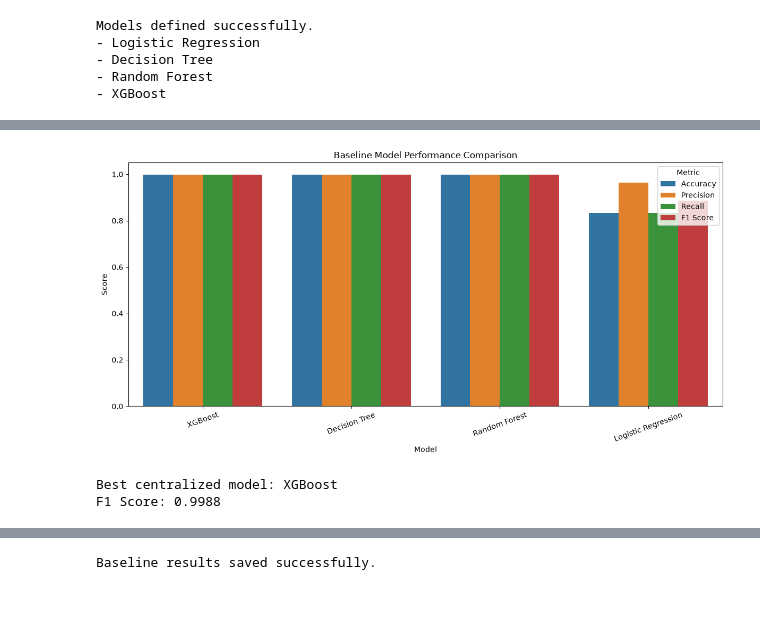
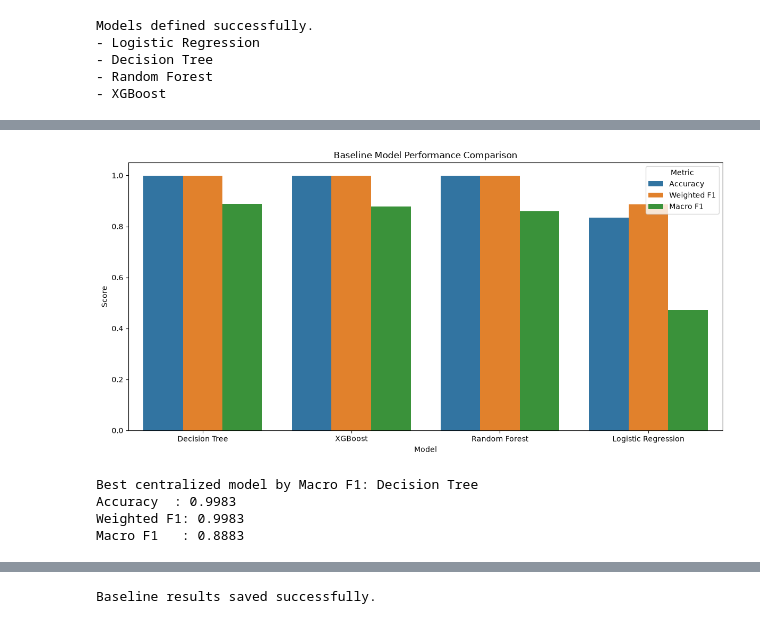
Before and after one commit to UzairShk/Privacy-Preserving-Federated-NIDS, a Jupyter notebook: notebooks/05_Baseline_Models.ipynb, the cells around one changed output, grey strips where cells are left out. Drawn from its saved outputs; the diff is of its cells as text; code cells hidden in the pictures.

```diff
--- a/notebooks/05_Baseline_Models.ipynb
+++ b/notebooks/05_Baseline_Models.ipynb
@@ -118,19 +118,28 @@ Testing shape : (504160, 48)
 # %%
 # =====================================================
-# SEPARATE FEATURES AND TARGET
+# SEPARATE FEATURES, ROW IDs AND TARGET
 # =====================================================
 
+# Keep the original row IDs separately.
+# They are NOT ML features.
+
+train_row_ids = train_df["Original_Row_ID"].values
+test_row_ids = test_df["Original_Row_ID"].values
+
+
 X_train = train_df.drop(
-    columns=["Label"]
+    columns=["Label", "Original_Row_ID"]
 )
 
 y_train = train_df["Label"]
 
+
 X_test = test_df.drop(
-    columns=["Label"]
+    columns=["Label", "Original_Row_ID"]
 )
 
 y_test = test_df["Label"]
+
 
 print(
     f"Training features: {X_train.shape}"
@@ -143,6 +152,14 @@ print(
 print(
     f"Number of classes: {y_train.nunique()}"
 )
+
+print(
+    f"\nTraining row IDs: {len(train_row_ids):,}"
+)
+
+print(
+    f"Testing row IDs : {len(test_row_ids):,}"
+)
 # %% [output]
 Training features: (2016638, 47)
 Testing features : (504160, 47)
@@ -354,15 +424,11 @@ F1 Score : 0.9988
 # MODEL COMPARISON
 # =====================================================
 
-results_df = pd.DataFrame(
-    results
-)
+results_df = pd.DataFrame(results)
 
 results_df = results_df.sort_values(
-    by="F1 Score",
+    by="Macro F1",
     ascending=False
-).reset_index(
-    drop=True
 )
 
 results_df
@@ -403,44 +474,38 @@ display_df
 
 plot_df = results_df.melt(
     id_vars="Model",
     value_vars=[
         "Accuracy",
-        "Precision",
-        "Recall",
-        "F1 Score"
+        "Weighted F1",
+        "Macro F1"
     ],
     var_name="Metric",
     value_name="Score"
 )
 
 plt.figure(figsize=(12, 6))
 
 sns.barplot(
     data=plot_df,
     x="Model",
     y="Score",
     hue="Metric"
 )
 
 plt.ylim(0, 1.05)
 
 plt.title(
     "Baseline Model Performance Comparison"
 )
 
-plt.xticks(rotation=20)
+plt.ylabel("Score")
+plt.xlabel("Model")
 
 plt.tight_layout()
 
-plt.savefig(
-    FIGURES_PATH / "baseline_model_comparison.png",
-    dpi=300,
-    bbox_inches="tight"
-)
-
 plt.show()
 # %% [output]
-[figure, old version]
+[figure, new version]
 # %%
 # =====================================================
 # SELECT BEST CENTRALIZED MODEL
@@ -452,18 +517,32 @@ best_model = trained_models[
     best_model_name
 ]
 
+best_row = results_df.iloc[0]
+
 print(
-    f"Best centralized model: "
+    f"Best centralized model by Macro F1: "
     f"{best_model_name}"
 )
 
 print(
-    f"F1 Score: "
-    f"{results_df.iloc[0]['F1 Score']:.4f}"
+    f"Accuracy  : "
+    f"{best_row['Accuracy']:.4f}"
 )
+
+print(
+    f"Weighted F1: "
+    f"{best_row['Weighted F1']:.4f}"
+)
+
+print(
+    f"Macro F1   : "
+    f"{best_row['Macro F1']:.4f}"
+)
 # %% [output]
-Best centralized model: XGBoost
-F1 Score: 0.9988
+Best centralized model by Macro F1: Decision Tree
+Accuracy  : 0.9983
+Weighted F1: 0.9983
+Macro F1   : 0.8883
 # %%
 # =====================================================
 # CLASSIFICATION REPORT
```
Also changed, not shown: parts of 37 cells of this notebook, 2 other files.
